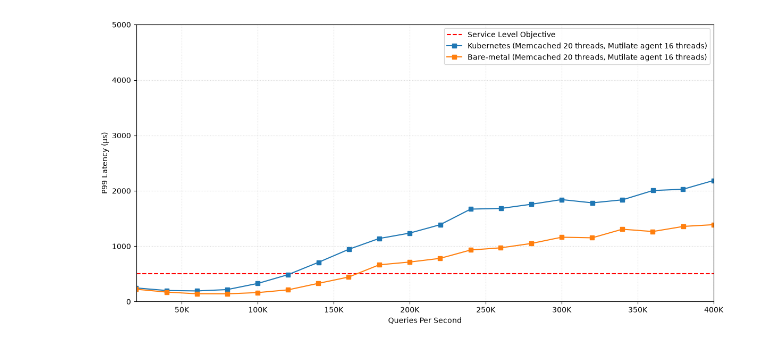
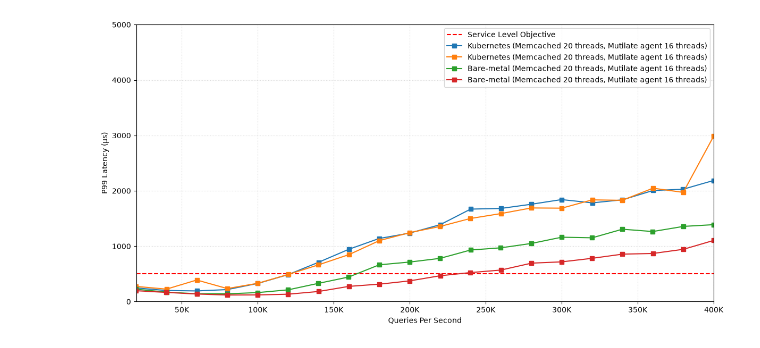
Before and after one commit to m-sef/mutilate, a Jupyter notebook: benchmarks/notebook.ipynb, the cells around one changed output. Drawn from its saved outputs; the diff is of its cells as text; code cells hidden in the pictures.

```diff
--- a/benchmarks/notebook.ipynb
+++ b/benchmarks/notebook.ipynb
@@ -85,7 +85,9 @@ def graph_p99_comparison(experiments : list[tuple[str, str]]) -> None:
 # %%
 graph_p99_comparison([
     ("all_deployed_via_kubernetes/exp1.tar.gz", "Kubernetes (Memcached 20 threads, Mutilate agent 16 threads)"),
-    ("bare_metal/exp2.tar.gz", "Bare-metal (Memcached 20 threads, Mutilate agent 16 threads)"),
+    ("all_deployed_via_kubernetes/exp2.tar.gz", "Kubernetes (Memcached 20 threads, Mutilate agent 16 threads)"),
+    ("bare_metal/exp1.tar.gz",                  "Bare-metal (Memcached 20 threads, Mutilate agent 16 threads)"),
+    ("bare_metal/exp2.tar.gz",                  "Bare-metal (Memcached 20 threads, Mutilate agent 16 threads)"),
 ])
 # %% [output]
-[figure, old version]
+[figure, new version]
```
Also changed, not shown: 2 other files.
